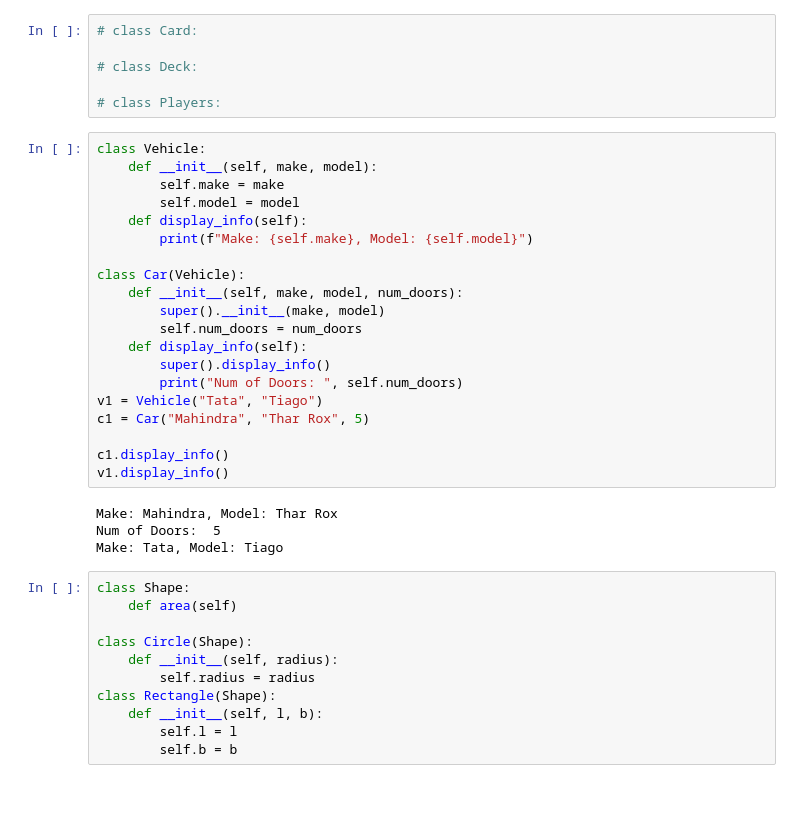
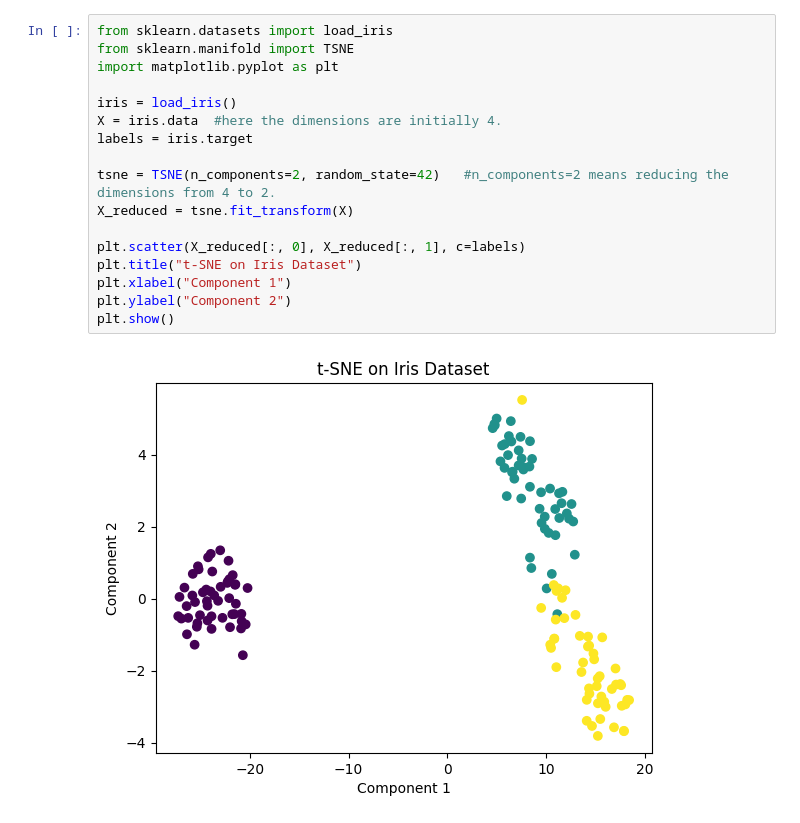
Before and after one commit to pratik-goel27/CollegeAssignments, a Jupyter notebook: SEM-6/PFCD-2/Untitled.ipynb, the cells around one changed output. Cells and saved outputs as stored; diff of their text form; blank space fills up the shorter version.

```diff
--- a/SEM-6/PFCD-2/Untitled.ipynb
+++ b/SEM-6/PFCD-2/Untitled.ipynb
@@ -86,41 +1,19 @@ Updated Balance: 3000
-# %%
-# class Card:
-
-# class Deck:
-
-# class Players:
-# %%
-class Vehicle:
-    def __init__(self, make, model):
-        self.make = make
-        self.model = model
-    def display_info(self):
-        print(f"Make: {self.make}, Model: {self.model}")
-
-class Car(Vehicle):
-    def __init__(self, make, model, num_doors):
-        super().__init__(make, model)
-        self.num_doors = num_doors
-    def display_info(self):
-        super().display_info()
-        print("Num of Doors: ", self.num_doors)
-v1 = Vehicle("Tata", "Tiago")
-c1 = Car("Mahindra", "Thar Rox", 5)
-
-c1.display_info()
-v1.display_info()
-# %% [output]
-Make: Mahindra, Model: Thar Rox
-Num of Doors:  5
-Make: Tata, Model: Tiago
-# %%
-class Shape:
-    def area(self)
-
-class Circle(Shape):
-    def __init__(self, radius):
-        self.radius = radius
-class Rectangle(Shape):
-    def __init__(self, l, b):
-        self.l = l
-        self.b = b
+# %%
+from sklearn.datasets import load_iris
+from sklearn.manifold import TSNE
+import matplotlib.pyplot as plt
+
+iris = load_iris()
+X = iris.data  #here the dimensions are initially 4.
+labels = iris.target
+
+tsne = TSNE(n_components=2, random_state=42)   #n_components=2 means reducing the dimensions from 4 to 2.
+X_reduced = tsne.fit_transform(X)
+
+plt.scatter(X_reduced[:, 0], X_reduced[:, 1], c=labels)
+plt.title("t-SNE on Iris Dataset")
+plt.xlabel("Component 1")
+plt.ylabel("Component 2")
+plt.show()
+# %% [output]
+[figure, added]
```
Also changed, not shown: parts of 10 cells of this notebook, 42 other files.
